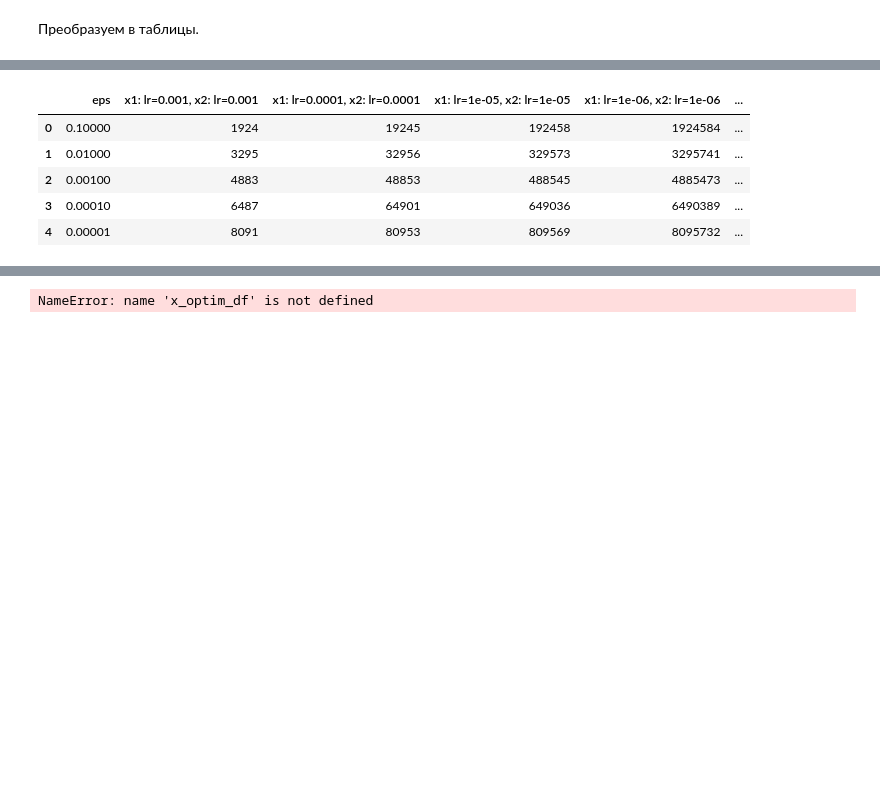
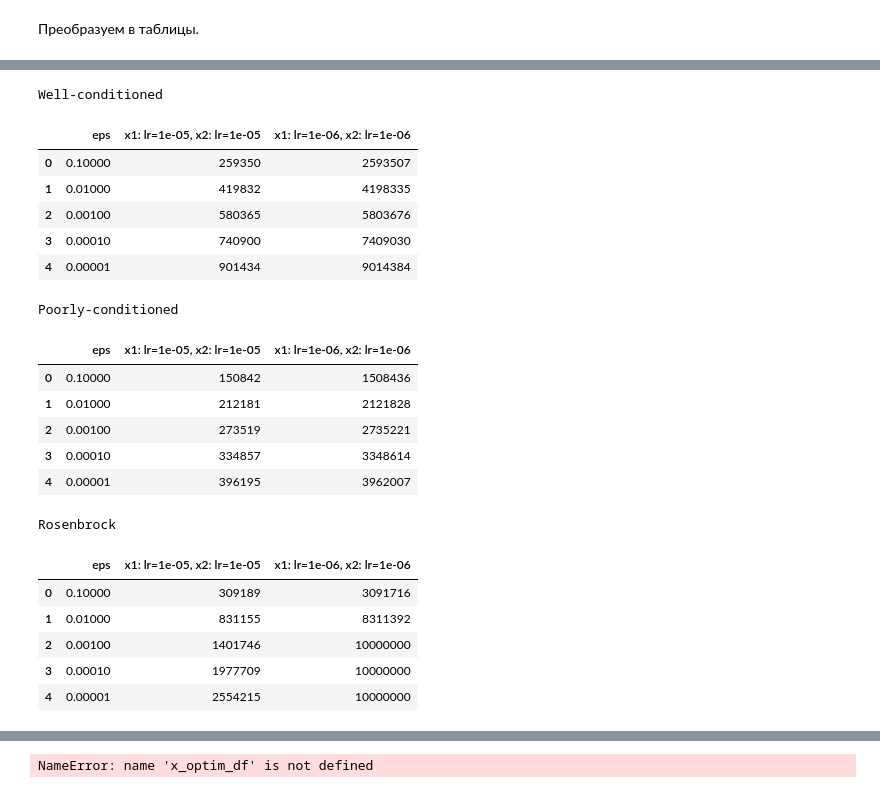
Before and after one commit to romangorbunov91/classic_grad, a Jupyter notebook: const_step_descent.ipynb, the cells around one changed output, grey strips where cells are left out. Drawn from its saved outputs; the diff is of its cells as text; code cells hidden in the pictures; blank space fills up the shorter version.

```diff
--- a/const_step_descent.ipynb
+++ b/const_step_descent.ipynb
@@ -39,28 +38,27 @@ print(eps_var)
 # %% [output]
 [1.e-01 1.e-02 1.e-03 1.e-04 1.e-05]
 # %%
-func_names = [f_well]#, f_poor, f_rozen]
-grad_names = [grad_well]#, grad_poor, grad_rozen]
-func_labels = ['Well-conditioned']#,
-               #'Poorly-conditioned',
-               #'Rosenbrock']
+func_names = [f_well, f_poor, f_rozen]
+grad_names = [grad_well, grad_poor, grad_rozen]
+func_labels = ['Well-conditioned',
+               'Poorly-conditioned',
+               'Rosenbrock']
 
 N_FUNC = len(func_names)
 # %%
-x0_optim_arr = np.empty((N_FUNC, N_LR), dtype='object')
-x1_optim_arr = np.empty((N_FUNC, N_LR), dtype='object')
-#losses_arr = np.empty((N_FUNC, N_LR), dtype='object')
+x0_optim_arr     = np.empty((N_FUNC, N_LR), dtype='object')
+x1_optim_arr     = np.empty((N_FUNC, N_LR), dtype='object')
 iter_counter_arr = np.empty((N_FUNC, N_LR), dtype='object')
 func_counter_arr = np.empty((N_FUNC, N_LR), dtype='object')
 grad_counter_arr = np.empty((N_FUNC, N_LR), dtype='object')
 
 # Начальное приближение.
-x_init = np.array([2.2, 3.3])
+x_init = np.array([2.2, -2.2])
 
 for ndx, func, grad in zip(range(N_FUNC), func_names, grad_names):
     for mdx, lr in enumerate(lr_classic_grad_descent):
-        x0_optim_list = []
-        x1_optim_list = []
+        x0_optim_list     = []
+        x1_optim_list     = []
         iter_counter_list = []
         func_counter_list = []
         grad_counter_list = []
@@ -80,7 +78,6 @@ for ndx, func, grad in zip(range(N_FUNC), func_names, grad_names):
             func_counter_list.append(func_counter)
             grad_counter_list.append(grad_counter)
 
-        print(x1_optim_list)
         x0_optim_arr[ndx, mdx] = x0_optim_list
         x1_optim_arr[ndx, mdx] = x1_optim_list
         iter_counter_arr[ndx, mdx] = iter_counter_list
@@ -135,5 +129,7 @@ for ndx in range(N_FUNC):
     grad_counter_tbl_set[ndx] = pd.DataFrame(grad_counter_tbl.T, columns=['eps'] + col_name)
     grad_counter_tbl_set[ndx][col_name] = grad_counter_tbl_set[ndx][col_name].astype(int)
 # %%
-x_optim_tbl_set[0]
+for ndx, lbl in enumerate(func_labels):
+    print(lbl)
+    display(x_optim_tbl_set[ndx])
 # %% [output]
@@ -146,3 +157,5 @@ x_optim_tbl_set[0]
 # %%
-iter_counter_tbl_set[0]
+for ndx, lbl in enumerate(func_labels):
+    print(lbl)
+    display(iter_counter_tbl_set[ndx])
 # %% [output]
@@ -155,10 +183,27 @@ iter_counter_tbl_set[0]
 # %%
-func_counter_tbl_set[0]
+for ndx, lbl in enumerate(func_labels):
+    print(lbl)
+    display(func_counter_tbl_set[ndx])
 # %% [output]
+Well-conditioned
-|  | eps | x1: lr=0.001, x2: lr=0.001 | x1: lr=0.0001, x2: lr=0.0001 | x1: lr=1e-05, x2: lr=1e-05 | x1: lr=1e-06, x2: lr=1e-06 | ... |
-| 0 | 0.10000 | 1924 | 19245 | 192458 | 1924584 | ... |
-| 1 | 0.01000 | 3295 | 32956 | 329573 | 3295741 | ... |
-| 2 | 0.00100 | 4883 | 48853 | 488545 | 4885473 | ... |
-| 3 | 0.00010 | 6487 | 64901 | 649036 | 6490389 | ... |
-| 4 | 0.00001 | 8091 | 80953 | 809569 | 8095732 | ... |
+|  | eps | x1: lr=1e-05, x2: lr=1e-05 | x1: lr=1e-06, x2: lr=1e-06 |
+| 0 | 0.10000 | 259350 | 2593507 |
+| 1 | 0.01000 | 419832 | 4198335 |
+| 2 | 0.00100 | 580365 | 5803676 |
+| 3 | 0.00010 | 740900 | 7409030 |
+| 4 | 0.00001 | 901434 | 9014384 |
+Poorly-conditioned
+|  | eps | x1: lr=1e-05, x2: lr=1e-05 | x1: lr=1e-06, x2: lr=1e-06 |
+| 0 | 0.10000 | 150842 | 1508436 |
+| 1 | 0.01000 | 212181 | 2121828 |
+| 2 | 0.00100 | 273519 | 2735221 |
+| 3 | 0.00010 | 334857 | 3348614 |
+| 4 | 0.00001 | 396195 | 3962007 |
+Rosenbrock
+|  | eps | x1: lr=1e-05, x2: lr=1e-05 | x1: lr=1e-06, x2: lr=1e-06 |
+| 0 | 0.10000 | 309189 | 3091716 |
+| 1 | 0.01000 | 831155 | 8311392 |
+| 2 | 0.00100 | 1401746 | 10000000 |
+| 3 | 0.00010 | 1977709 | 10000000 |
+| 4 | 0.00001 | 2554215 | 10000000 |
 # %%
```
Also changed, not shown: parts of 6 cells of this notebook, 3 other files.
